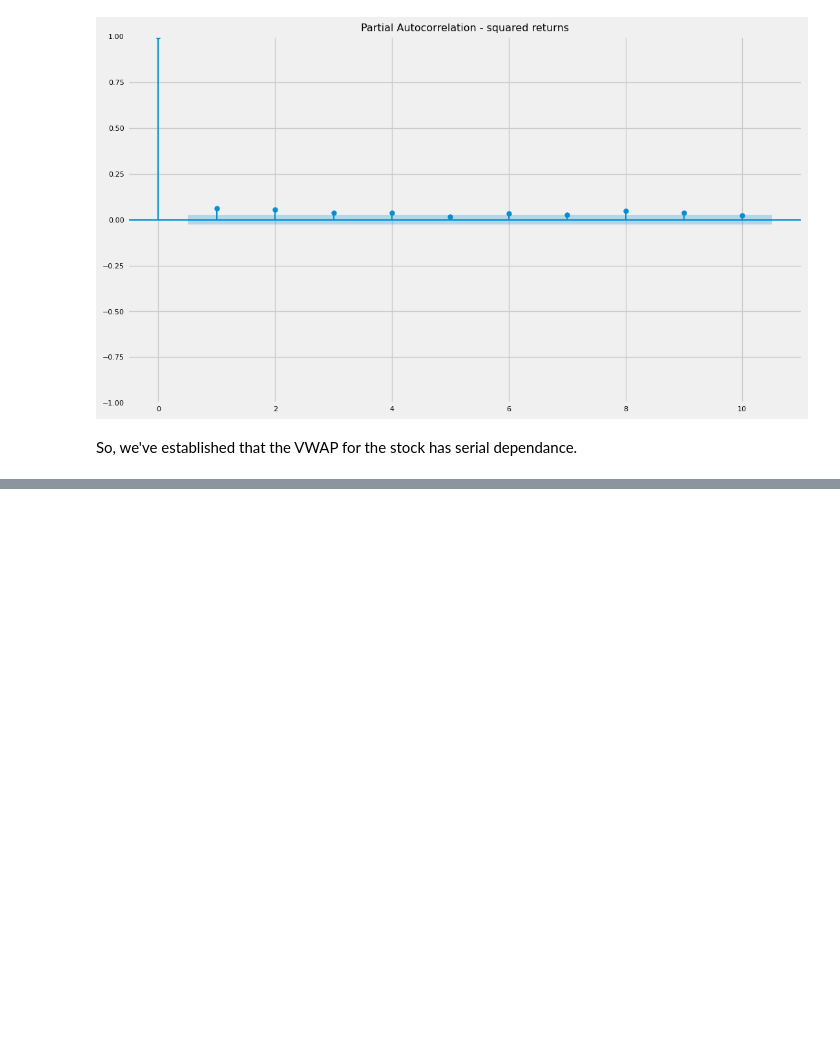
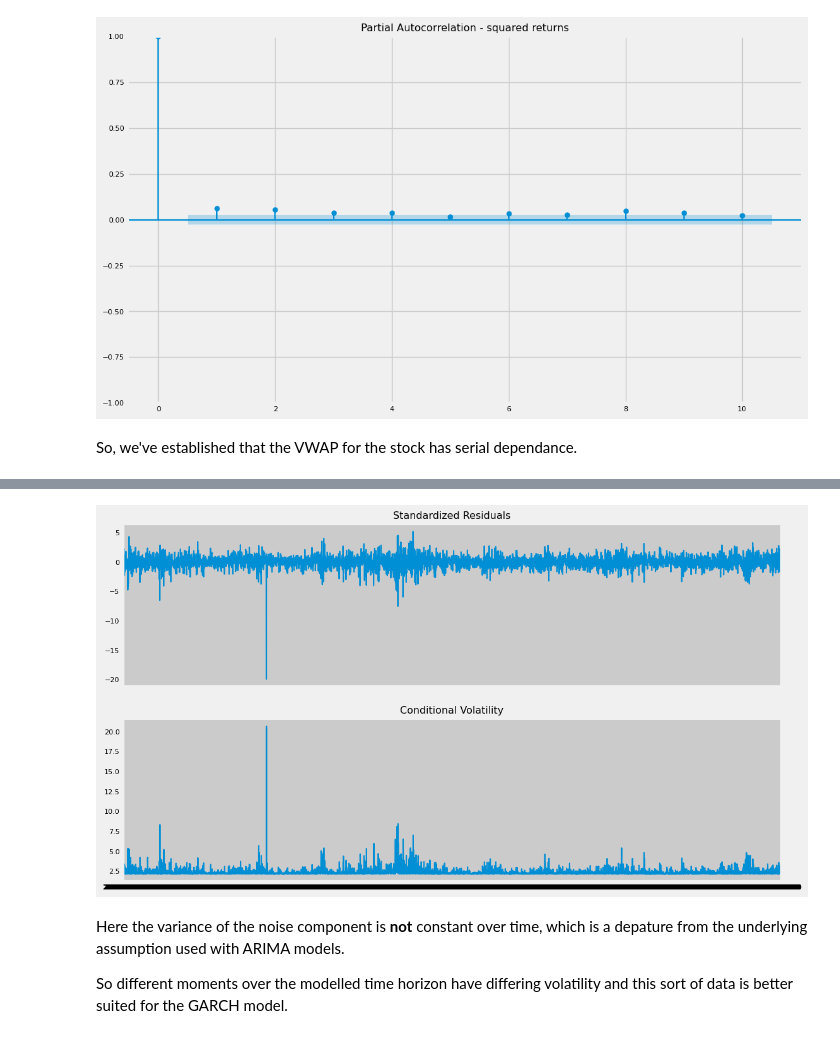
Before and after one commit to bachaudhry/time_series, a Jupyter notebook: ts_with_k/05_Financial_Applications.ipynb, the cells around one changed output, grey strips where cells are left out. Drawn from its saved outputs; the diff is of its cells as text; code cells hidden in the pictures; blank space fills up the shorter version.

Commit message:
ARCH model

```diff
--- a/ts_with_k/05_Financial_Applications.ipynb
+++ b/ts_with_k/05_Financial_Applications.ipynb
@@ -71,0 +80,4 @@ So, we've established that the VWAP for the stock has serial dependance.
+# %%
+am = arch_model(100 * df1, p=1, q=0) # Scaling by 100 to account for very small floating point values.
+res = am.fit(update_freq=5)
+print(res.summary())
@@ -71,0 +102,8 @@ So, we've established that the VWAP for the stock has serial dependance.
+# %%
+res.plot(); print()
+# %% [output]
+[figure, added]
+# %% [markdown]
+Here the variance of the noise component is **not** constant over time, which is a depature from the underlying assumption used with ARIMA models.
+
+So different moments over the modelled time horizon have differing volatility and this sort of data is better suited for the GARCH model.
```
Also changed, not shown: parts of 13 cells of this notebook.
